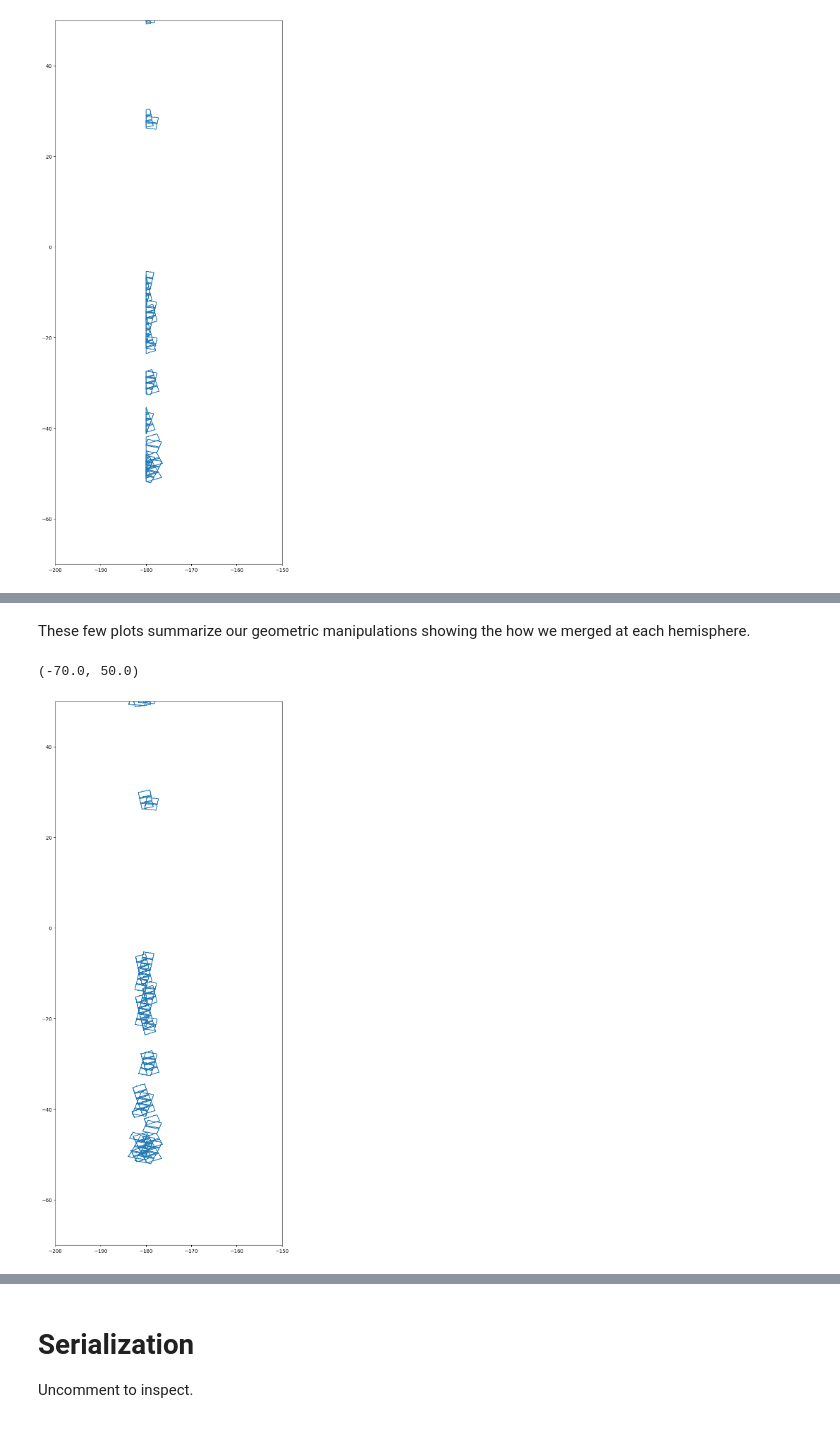
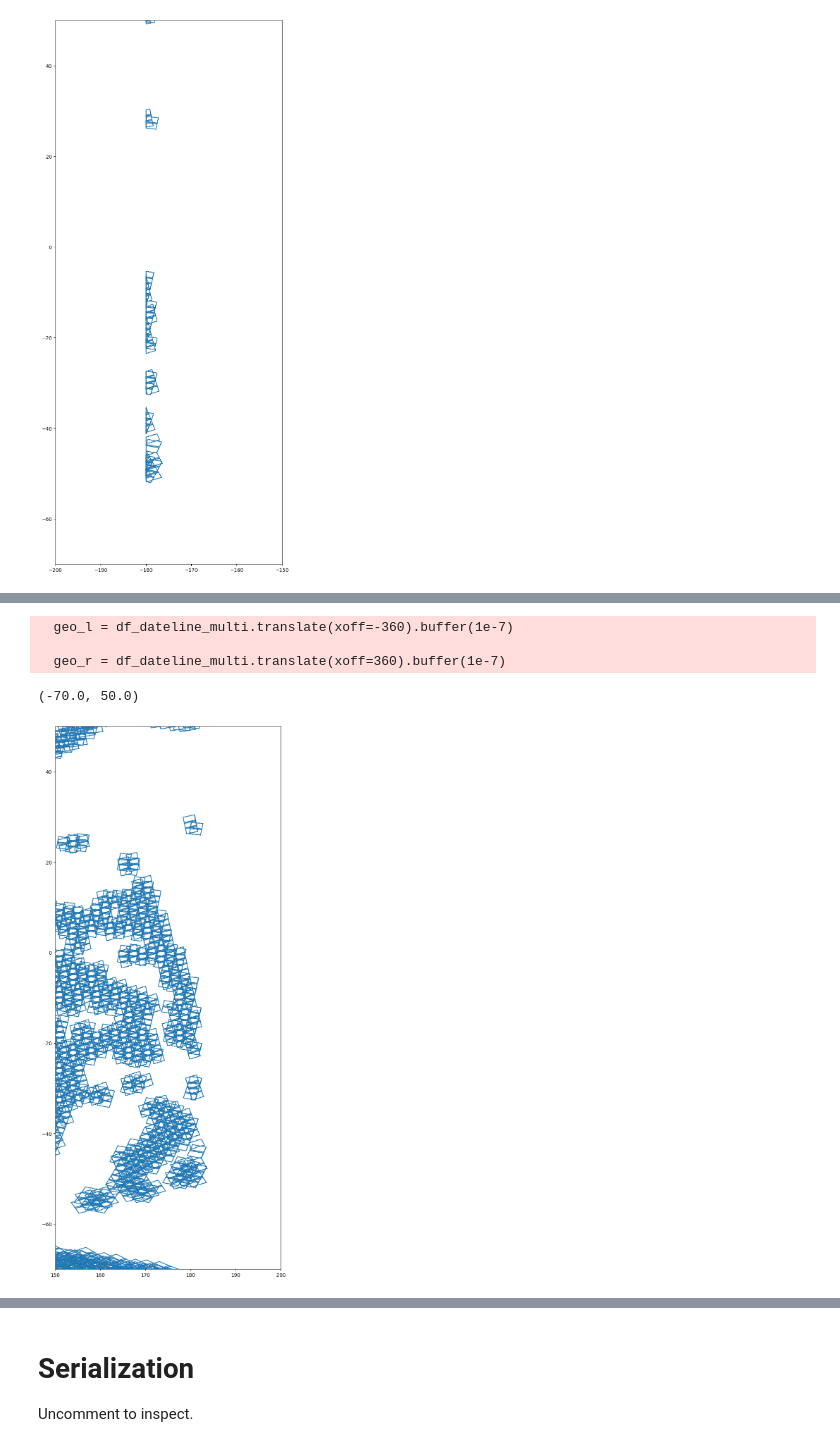
Before and after one commit to ACCESS-Cloud-Based-InSAR/s1-frame-generation, a Jupyter notebook: 1 Generate Frames from S1-bursts.ipynb, the cells around one changed output, grey strips where cells are left out. Cells and saved outputs as stored; diff of their text form; code cells hidden in the pictures.

Commit message:
finalize frames/extents

```diff
--- a/1 Generate Frames from S1-bursts.ipynb
+++ b/1 Generate Frames from S1-bursts.ipynb
@@ -345,2 +315,0 @@ df_dateline_l_f.head()
-# %% [markdown]
-These few plots summarize our geometric manipulations showing the how we merged at each hemisphere.
@@ -346,0 +318,6 @@ These few plots summarize our geometric manipulations showing the how we merged
+# %%
+df_frames_final = dateline_frame_fix(df_frames_land)
+# %% [output]
+  geo_l = df_dateline_multi.translate(xoff=-360).buffer(1e-7)
+
+  geo_r = df_dateline_multi.translate(xoff=360).buffer(1e-7)
@@ -347,9 +327,9 @@ These few plots summarize our geometric manipulations showing the how we merged
 # %%
 fig, ax = plt.subplots(figsize=(10, 20))
 
-df_dateline_l_f.boundary.plot(ax = ax)
-ax.set_xlim(-200, -150)
+df_frames_final.boundary.plot(ax = ax)
+ax.set_xlim(150, 200)
 ax.set_ylim(-70, 50)
 # %% [output]
 (-70.0, 50.0)
-[figure, old version]
+[figure, new version]
```
Also changed, not shown: parts of 13 cells of this notebook, 3 other files.
